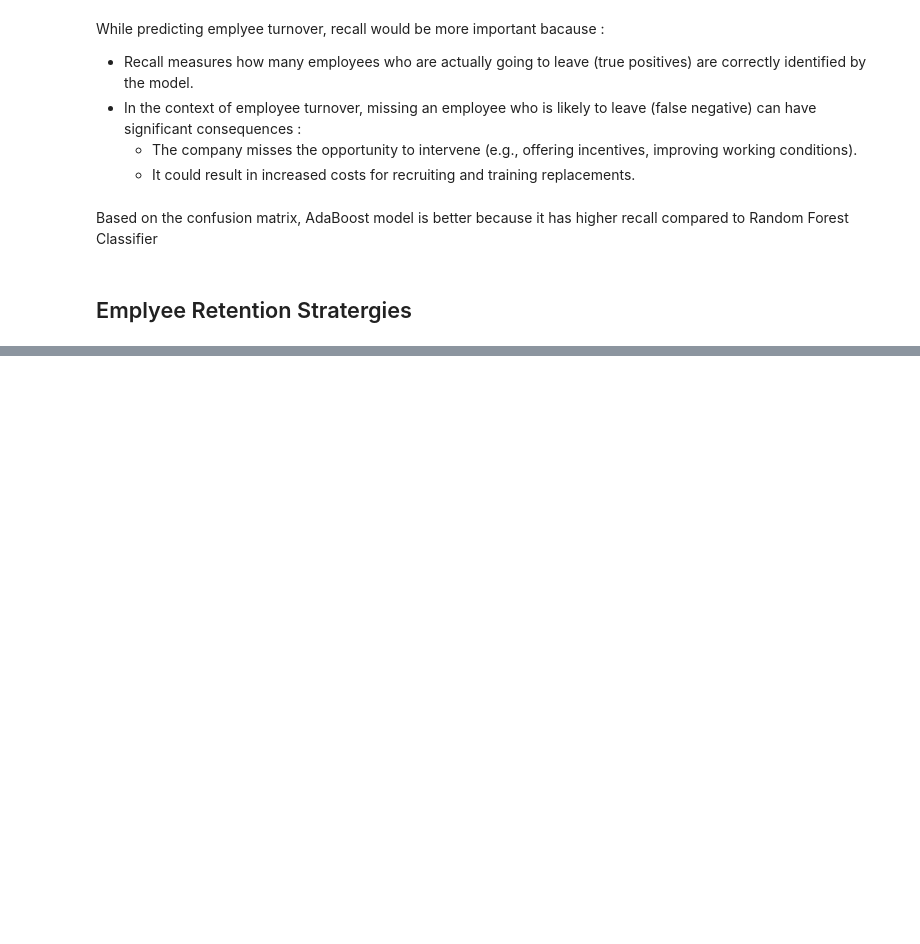
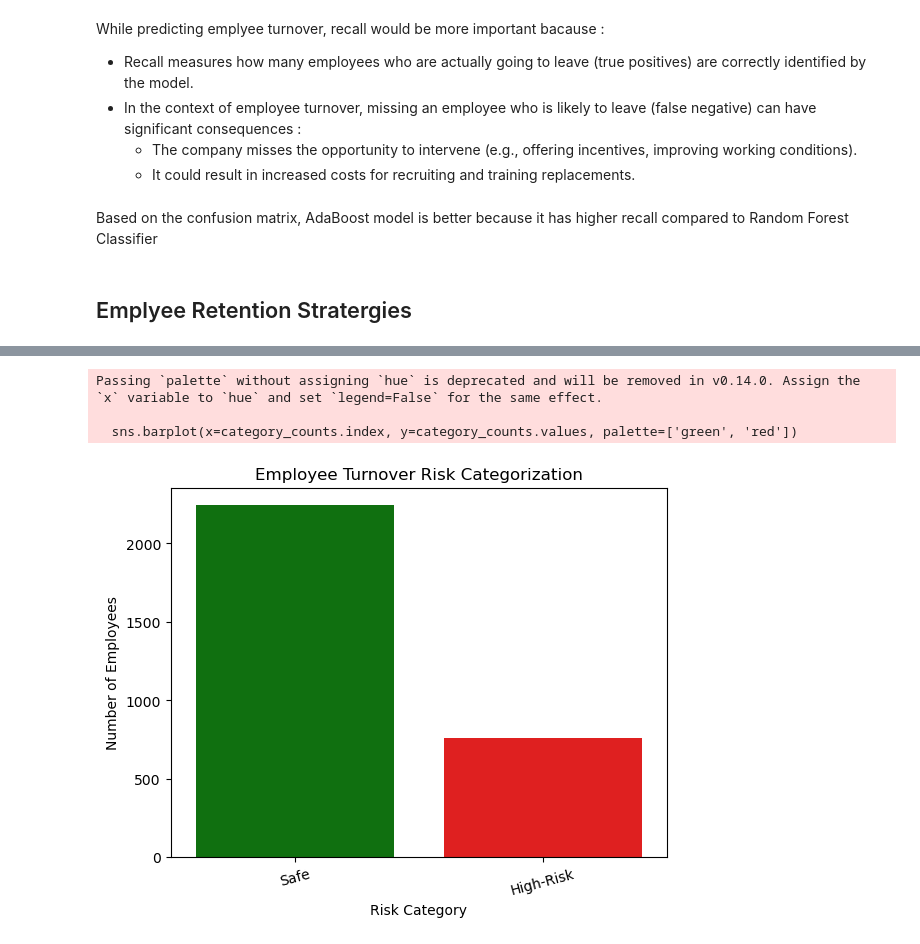
Before and after one commit to adsaw23/Employee-Turnover-Analysis, a Jupyter notebook: Notebooks/Modeling.ipynb, the cells around one changed output, grey strips where cells are left out. Drawn from its saved outputs; the diff is of its cells as text; code cells hidden in the pictures; blank space fills up the shorter version.

Commit message:
Classifying employees for Retention Stratergies

```diff
--- a/Notebooks/Modeling.ipynb
+++ b/Notebooks/Modeling.ipynb
@@ -358,3 +358,16 @@ While predicting emplyee turnover, recall would be more important bacause :
 Based on the confusion matrix, AdaBoost model is better because it has higher recall compared to Random Forest Classifier
 # %% [markdown]
 ## Emplyee Retention Stratergies
+# %%
+def categorize_risk(prob):
+    if prob < 0.20:
+        return 'Safe'
+    elif 0.20 <= prob < 0.60:
+        return 'Low-Risk'
+    elif 0.60 <= prob < 0.90:
+        return 'Medium-Risk'
+    else:
+        return 'High-Risk'
+# %%
+test_df = X_test.copy()
+test_df['Turnover_Probability'] = tuned_model_ada.predict_proba(X_test)[:,1]
@@ -360,0 +390,2 @@ Based on the confusion matrix, AdaBoost model is better because it has higher re
+# %%
+test_df['Risk_Category'] = test_df['Turnover_Probability'].apply(categorize_risk)
@@ -360,0 +412,15 @@ Based on the confusion matrix, AdaBoost model is better because it has higher re
+# %%
+category_counts = test_df['Risk_Category'].value_counts()
+
+# Plot the distribution
+sns.barplot(x=category_counts.index, y=category_counts.values, palette=['green', 'red'])
+plt.title('Employee Turnover Risk Categorization')
+plt.xlabel('Risk Category')
+plt.ylabel('Number of Employees')
+plt.xticks(rotation=15)
+plt.show()
+# %% [output]
+Passing `palette` without assigning `hue` is deprecated and will be removed in v0.14.0. Assign the `x` variable to `hue` and set `legend=False` for the same effect.
+
+  sns.barplot(x=category_counts.index, y=category_counts.values, palette=['green', 'red'])
+[figure, added]
```
Also changed, not shown: parts of 2 cells of this notebook.
